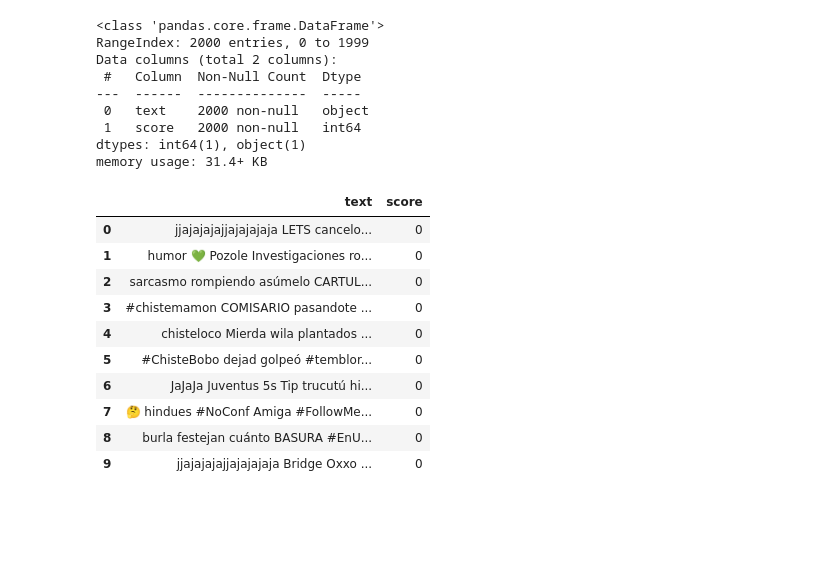
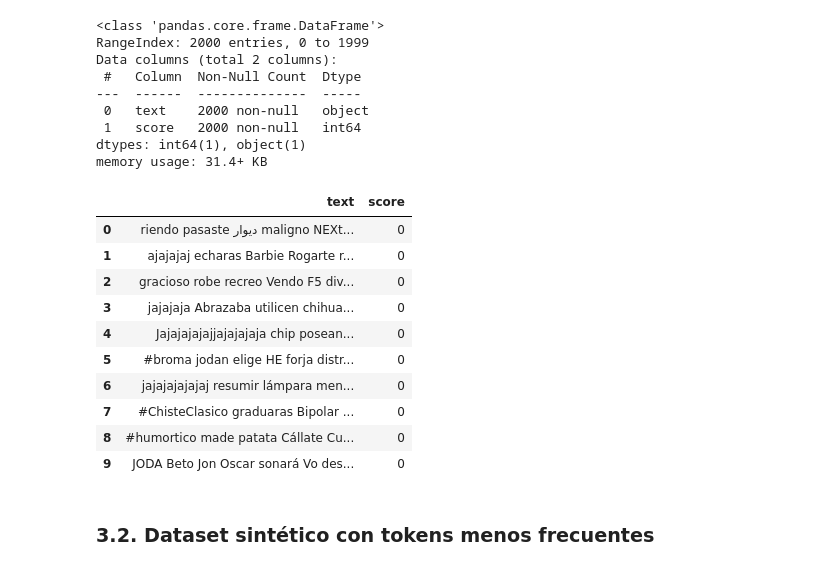
Before and after one commit to ojcastaneda/proyecto-despliegue-de-soluciones, a Jupyter notebook: analysis/haha-dataset-analysis.ipynb, the cells around one changed output. Drawn from its saved outputs; the diff is of its cells as text; code cells hidden in the pictures; blank space fills up the shorter version.

```diff
--- a/analysis/haha-dataset-analysis.ipynb
+++ b/analysis/haha-dataset-analysis.ipynb
@@ -307,9 +345,9 @@ Se genera un dataset sintético de 2000 instancias de texto de tamaño aleatorio
 # %%
-all_tokens = []
-for score_class in score_classes:
-  all_tokens.extend(tokens_per_class[score_class]['tokens'])
+negative_vocab = []
+for score_class in score_classes[1:]:
+  negative_vocab.extend(tokens_per_class[score_class]['tokens'])
 
-all_tokens = list(set(all_tokens))
+negative_vocab = list(set(negative_vocab))
 
-print(f"Tokens distintos en el dataset: {len(all_tokens)}")
+print(f"Tokens únicos de Clase 0: {len(negative_vocab)}")
 # %% [output]
@@ -317,33 +355,37 @@ Tokens distintos en el dataset: 41443
 # %%
-def generate_synthetic_df(all_tokens: list[str],
-                          all_humor_tokens: list[str],
-                          rows=10,
-                          humor_tokens=1,
-                          length_limits=(10, 30)) -> pd.DataFrame:
+def generate_humor_synthetic_df(negative_vocab: list[str],
+                                all_humor_tokens: list[str],
+                                rows=10,
+                                humor_tokens=1,
+                                length_limits=(10, 30)) -> pd.DataFrame:
   """
-  Genera un DataFrame con texto sintéticos creados a partir del vocabulario del dataset original
-  y tokens de humor encontrados.
+  Genera un DataFrame de textos sintéticos con tokens de humor y tokens del vocabulario
+  de la clase no humor 0.
   """
+
   data = []
 
   for _ in range(rows):
     target_length = random.randint(length_limits[0], length_limits[1])
     random_humor_tokens = random.sample(all_humor_tokens, humor_tokens)
     text_value = " ".join(random_humor_tokens)
-    random_token = random.choice(all_tokens)
 
-    while len(text_value) + 1 + len(random_token) < target_length:
+    while len(text_value) < target_length:
+      random_token = random.choice(negative_vocab)
       text_value = text_value + " " + random_token
-      random_token = random.choice(all_tokens)
 
     data.append({'text': text_value, 'score': 0})
 
   result_df = pd.DataFrame(data)
   return result_df
 # %%
-synthetic_df = generate_synthetic_df(all_tokens, all_humor_tokens, rows=2000, humor_tokens=1, length_limits=(85, 135))
+synthetic_humor_df = generate_humor_synthetic_df(negative_vocab,
+                                                 all_humor_tokens,
+                                                 rows=2000,
+                                                 humor_tokens=1,
+                                                 length_limits=(85, 135))
 
-synthetic_df.info()
+synthetic_humor_df.info()
 # %% [output]
 <class 'pandas.core.frame.DataFrame'>
 RangeIndex: 2000 entries, 0 to 1999
@@ -355,16 +397,16 @@ Data columns (total 2 columns):
 dtypes: int64(1), object(1)
 memory usage: 31.4+ KB
 # %%
-synthetic_df.head(10)
+synthetic_humor_df.head(10)
 # %% [output]
 |  | text | score |
-| 0 | jjajajajajjajajajaja LETS cancelo... | 0 |
-| 1 | humor 💚 Pozole Investigaciones ro... | 0 |
-| 2 | sarcasmo rompiendo asúmelo CARTUL... | 0 |
-| 3 | #chistemamon COMISARIO pasandote ... | 0 |
-| 4 | chisteloco Mierda wila plantados ... | 0 |
-| 5 | #ChisteBobo dejad golpeó #temblor... | 0 |
-| 6 | JaJaJa Juventus 5s Tip trucutú hi... | 0 |
-| 7 | 🤔 hindues #NoConf Amiga #FollowMe... | 0 |
-| 8 | burla festejan cuánto BASURA #EnU... | 0 |
-| 9 | jjajajajajjajajajaja Bridge Oxxo ... | 0 |
+| 0 | riendo pasaste دیوار maligno NEXt... | 0 |
+| 1 | ajajajaj echaras Barbie Rogarte r... | 0 |
+| 2 | gracioso robe recreo Vendo F5 div... | 0 |
+| 3 | jajajaja Abrazaba utilicen chihua... | 0 |
+| 4 | Jajajajajajjajajajaja chip posean... | 0 |
+| 5 | #broma jodan elige HE forja distr... | 0 |
+| 6 | jajajajajajaj resumir lámpara men... | 0 |
+| 7 | #ChisteClasico graduaras Bipolar ... | 0 |
+| 8 | #humortico made patata Cállate Cu... | 0 |
+| 9 | JODA Beto Jon Oscar sonará Vo des... | 0 |
@@ -378,0 +421,2 @@ synthetic_df.to_csv(synthetic_file_path, sep=',', encoding='utf-8', index=False)
+# %% [markdown]
+### 3.2. Dataset sintético con tokens menos frecuentes
```
Also changed, not shown: parts of 43 cells of this notebook, 4 other files.
